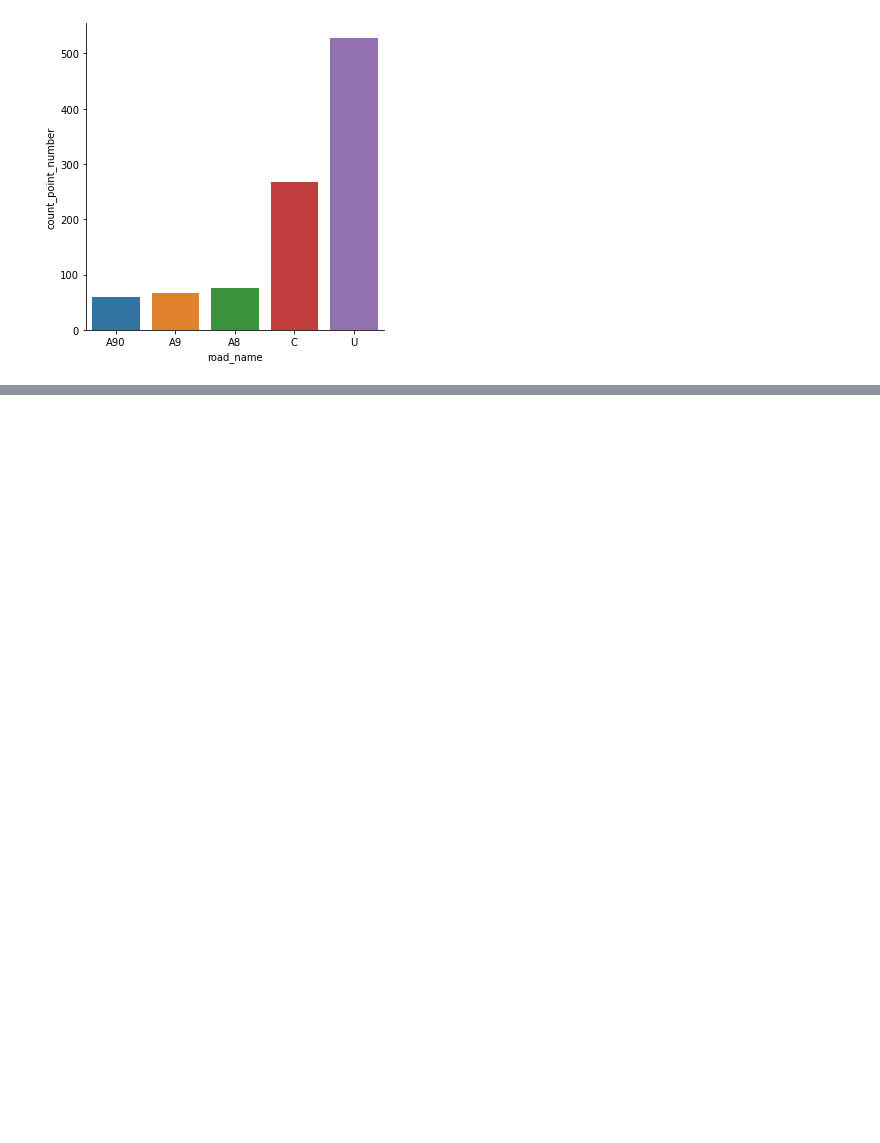
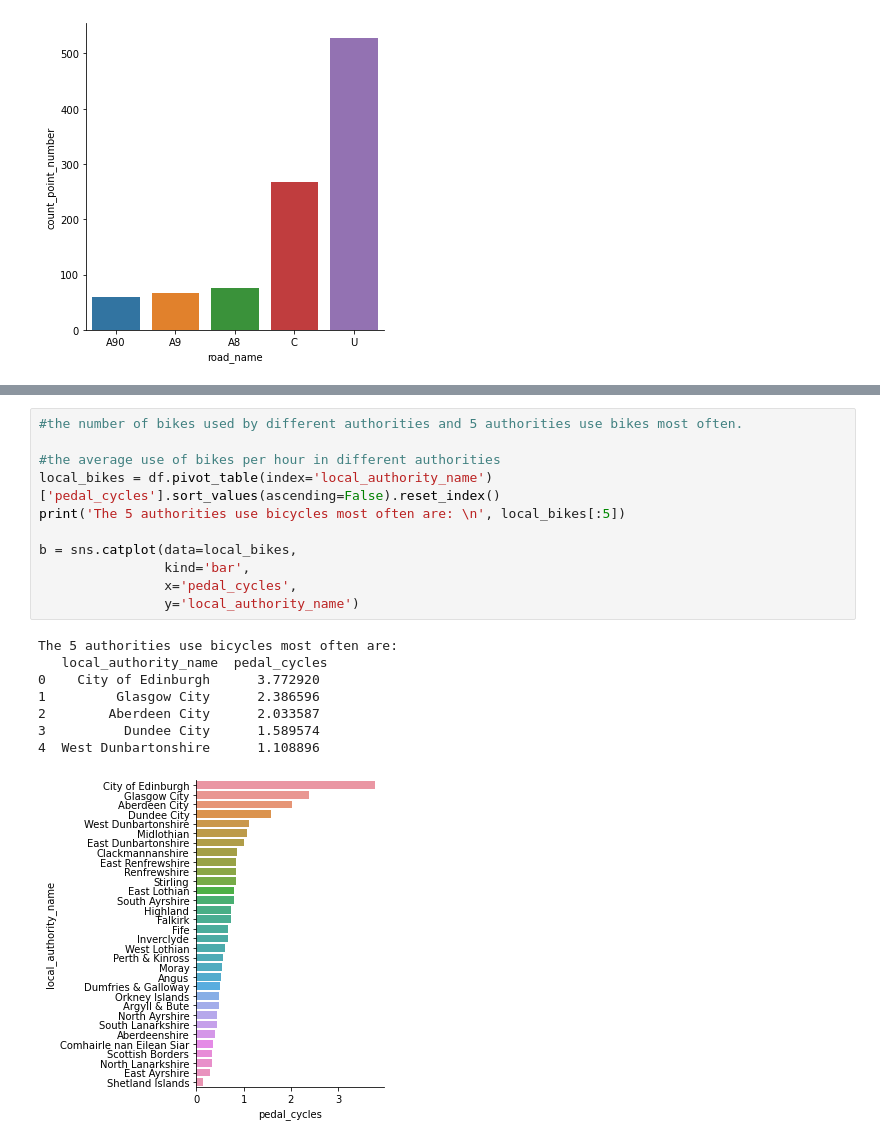
Before and after one commit to chiclez/pp-project-2, a Jupyter notebook: group 1.ipynb, the cells around one changed output, grey strips where cells are left out. Drawn from its saved outputs; the diff is of its cells as text; blank space fills up the shorter version.

Commit message:
figure out more questions

```diff
--- a/group 1.ipynb
+++ b/group 1.ipynb
@@ -50,0 +85,20 @@ The five longest roads are:
+# %%
+#the number of bikes used by different authorities and 5 authorities use bikes most often.
+
+#the average use of bikes per hour in different authorities
+local_bikes = df.pivot_table(index='local_authority_name')['pedal_cycles'].sort_values(ascending=False).reset_index()
+print('The 5 authorities use bicycles most often are: \n', local_bikes[:5])
+
+b = sns.catplot(data=local_bikes,
+                kind='bar',
+                x='pedal_cycles',
+                y='local_authority_name')
+# %% [output]
+The 5 authorities use bicycles most often are:
+   local_authority_name  pedal_cycles
+0    City of Edinburgh      3.772920
+1         Glasgow City      2.386596
+2        Aberdeen City      2.033587
+3          Dundee City      1.589574
+4  West Dunbartonshire      1.108896
+[figure, added]
```
Also changed, not shown: parts of 3 cells of this notebook.
